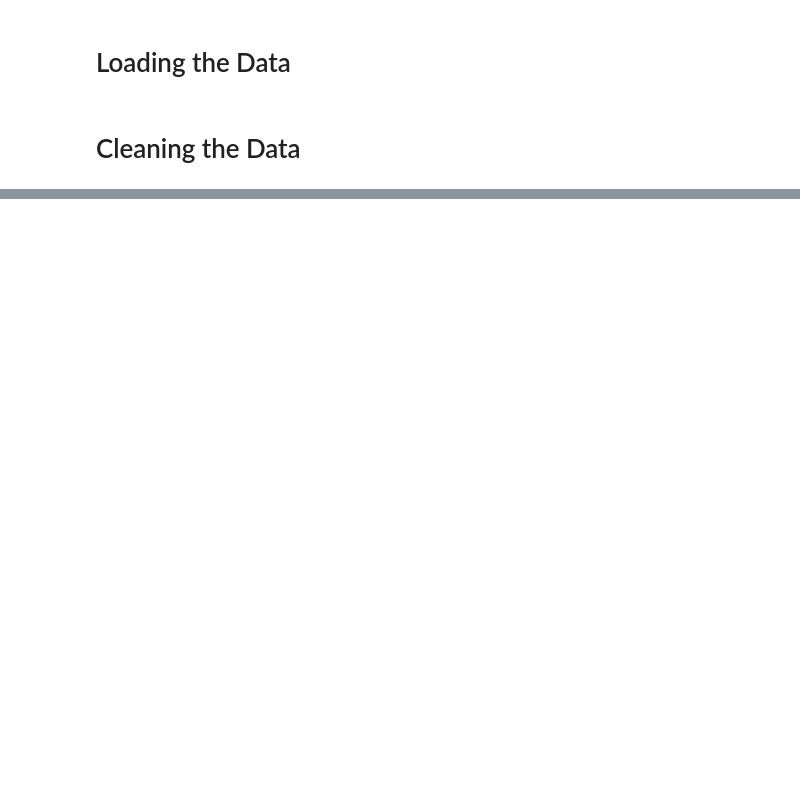
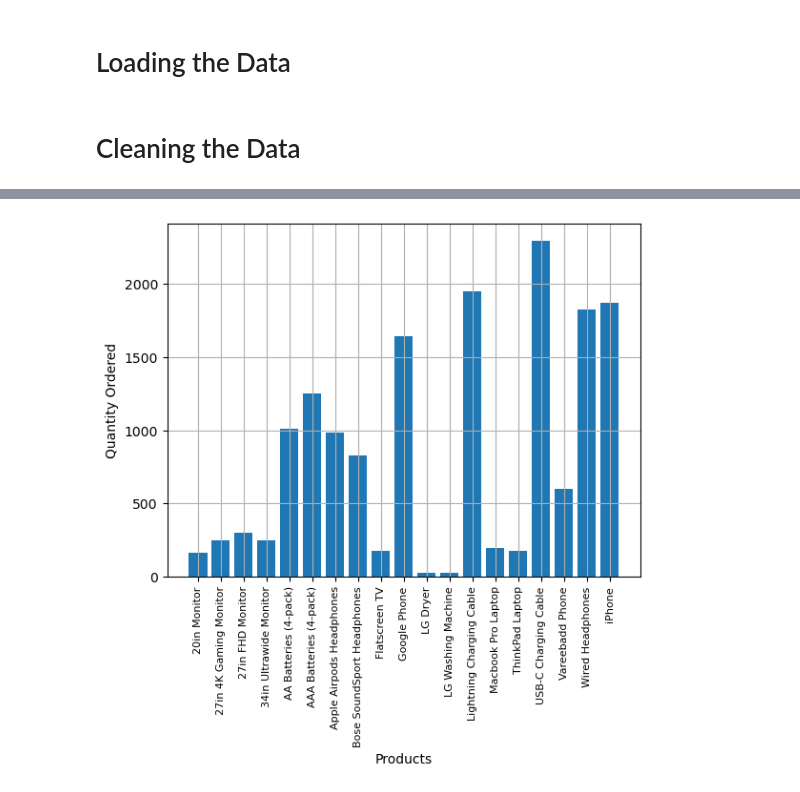
Before and after one commit to zachary-matthieu/python, a Jupyter notebook: kg_case_study.ipynb, the cells around one changed output, grey strips where cells are left out. Cells and saved outputs as stored; diff of their text form; code cells hidden in the pictures; blank space fills up the shorter version.

```diff
--- a/kg_case_study.ipynb
+++ b/kg_case_study.ipynb
@@ -39,0 +279,7 @@ df.head()
+# %%
+# Display Duplicates
+df = df[df['Order ID'].duplicated(keep = False)]
+
+# Pair Groupby with Column Value
+df['Paired'] = df.groupby('Order ID')['Product'].transform(lambda x: ', '.join(x))
+df.head()
@@ -39,0 +337,5 @@ df.head()
+# %%
+# 'products' Groupby
+products = df.groupby('Product')
+quantity_ordered = products.sum()['Quantity Ordered']
+quantity_ordered.sort_values(ascending = False)
@@ -39,0 +360,13 @@ df.head()
+# %%
+# 'products' Visual
+products = [product for product, df in products]
+
+plt.bar(products, quantity_ordered)
+plt.xticks(products, rotation = 'vertical', size = 8)
+
+plt.xlabel('Products')
+plt.ylabel('Quantity Ordered')
+
+plt.show()
+# %% [output]
+[figure, added]
```
Also changed, not shown: parts of 31 cells of this notebook.
